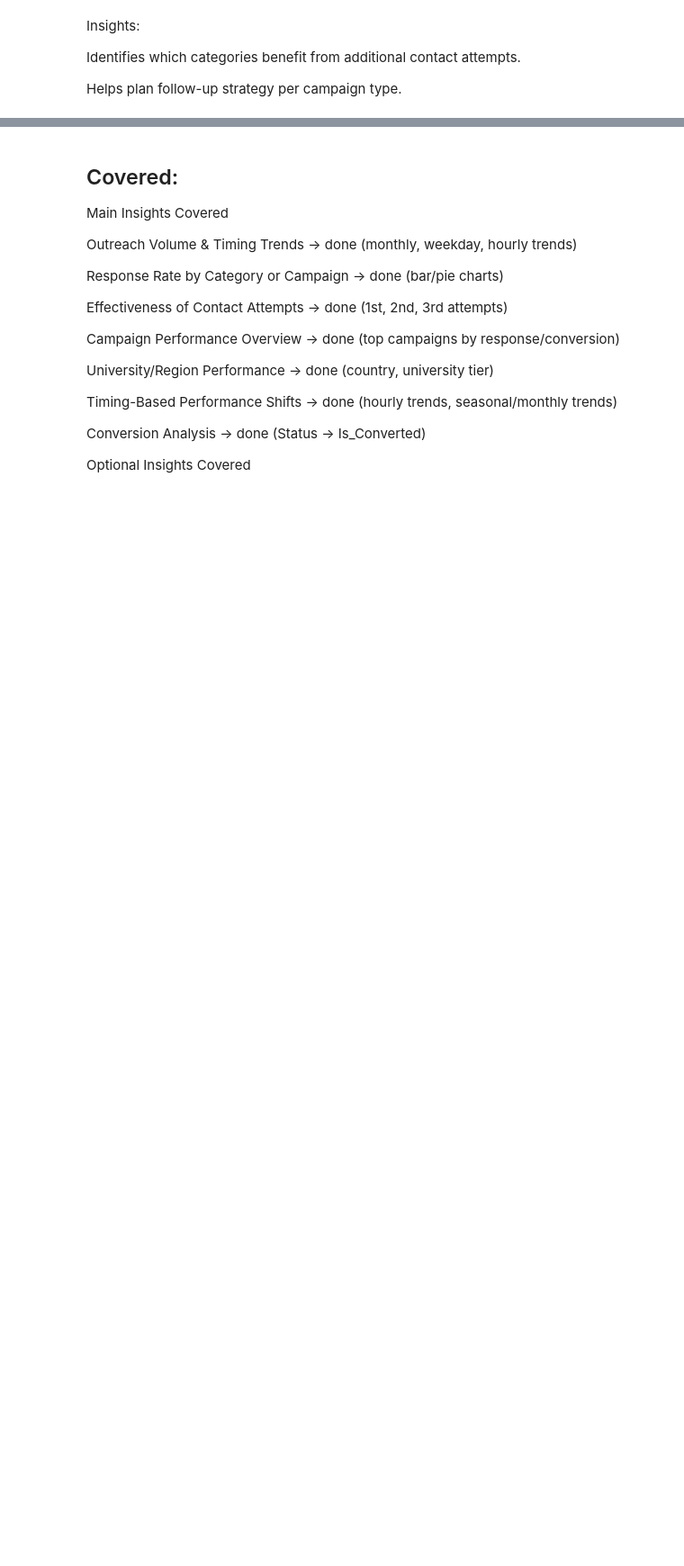
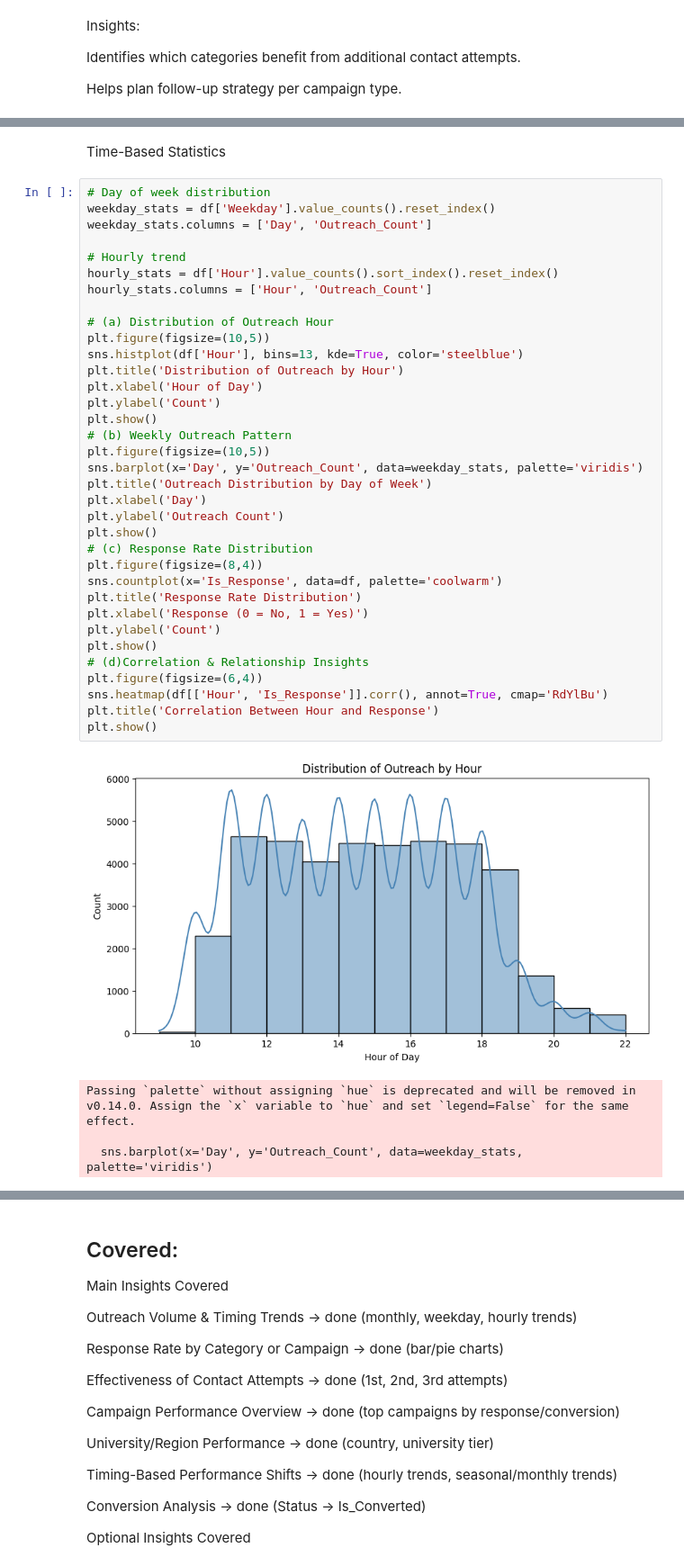
Before and after one commit to sumaiya-tasnim-18/Data-Visualization-Trainee-Intern, a Jupyter notebook: Week-2/EDA_of_joined_Dataset.ipynb, the cells around one changed output, grey strips where cells are left out. Shown: that part at 90% size. Drawn from its saved outputs; the diff is of its cells as text; blank space fills up the shorter version.

Commit message:
Week-2 Tasks

```diff
--- a/Week-2/EDA_of_joined_Dataset.ipynb
+++ b/Week-2/EDA_of_joined_Dataset.ipynb
@@ -488,0 +521,42 @@ Helps plan follow-up strategy per campaign type.
+# %% [markdown]
+Time-Based Statistics
+# %%
+# Day of week distribution
+weekday_stats = df['Weekday'].value_counts().reset_index()
+weekday_stats.columns = ['Day', 'Outreach_Count']
+
+# Hourly trend
+hourly_stats = df['Hour'].value_counts().sort_index().reset_index()
+hourly_stats.columns = ['Hour', 'Outreach_Count']
+
+# (a) Distribution of Outreach Hour
+plt.figure(figsize=(10,5))
+sns.histplot(df['Hour'], bins=13, kde=True, color='steelblue')
+plt.title('Distribution of Outreach by Hour')
+plt.xlabel('Hour of Day')
+plt.ylabel('Count')
+plt.show()
+# (b) Weekly Outreach Pattern
+plt.figure(figsize=(10,5))
+sns.barplot(x='Day', y='Outreach_Count', data=weekday_stats, palette='viridis')
+plt.title('Outreach Distribution by Day of Week')
+plt.xlabel('Day')
+plt.ylabel('Outreach Count')
+plt.show()
+# (c) Response Rate Distribution
+plt.figure(figsize=(8,4))
+sns.countplot(x='Is_Response', data=df, palette='coolwarm')
+plt.title('Response Rate Distribution')
+plt.xlabel('Response (0 = No, 1 = Yes)')
+plt.ylabel('Count')
+plt.show()
+# (d)Correlation & Relationship Insights
+plt.figure(figsize=(6,4))
+sns.heatmap(df[['Hour', 'Is_Response']].corr(), annot=True, cmap='RdYlBu')
+plt.title('Correlation Between Hour and Response')
+plt.show()
+# %% [output]
+[figure, added]
+Passing `palette` without assigning `hue` is deprecated and will be removed in v0.14.0. Assign the `x` variable to `hue` and set `legend=False` for the same effect.
+
+  sns.barplot(x='Day', y='Outreach_Count', data=weekday_stats, palette='viridis')
```
Also changed, not shown: parts of 5 cells of this notebook, 4 other files.
